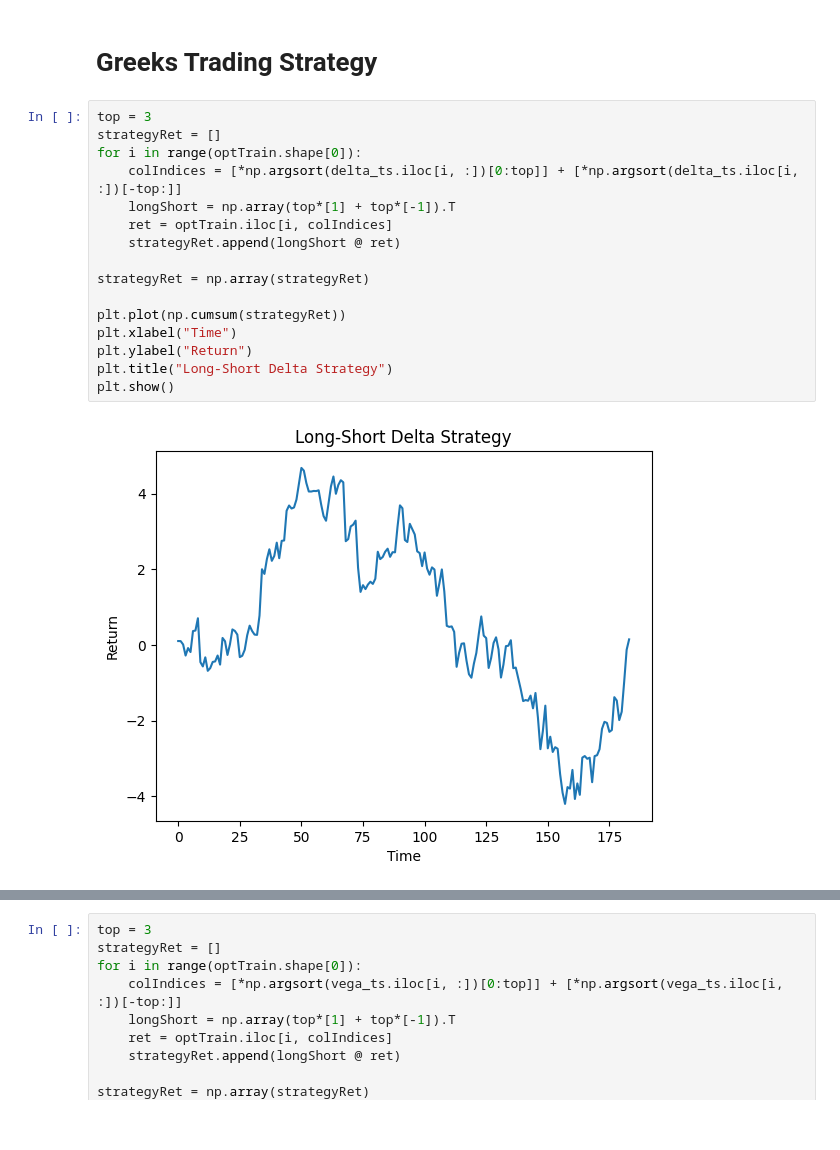
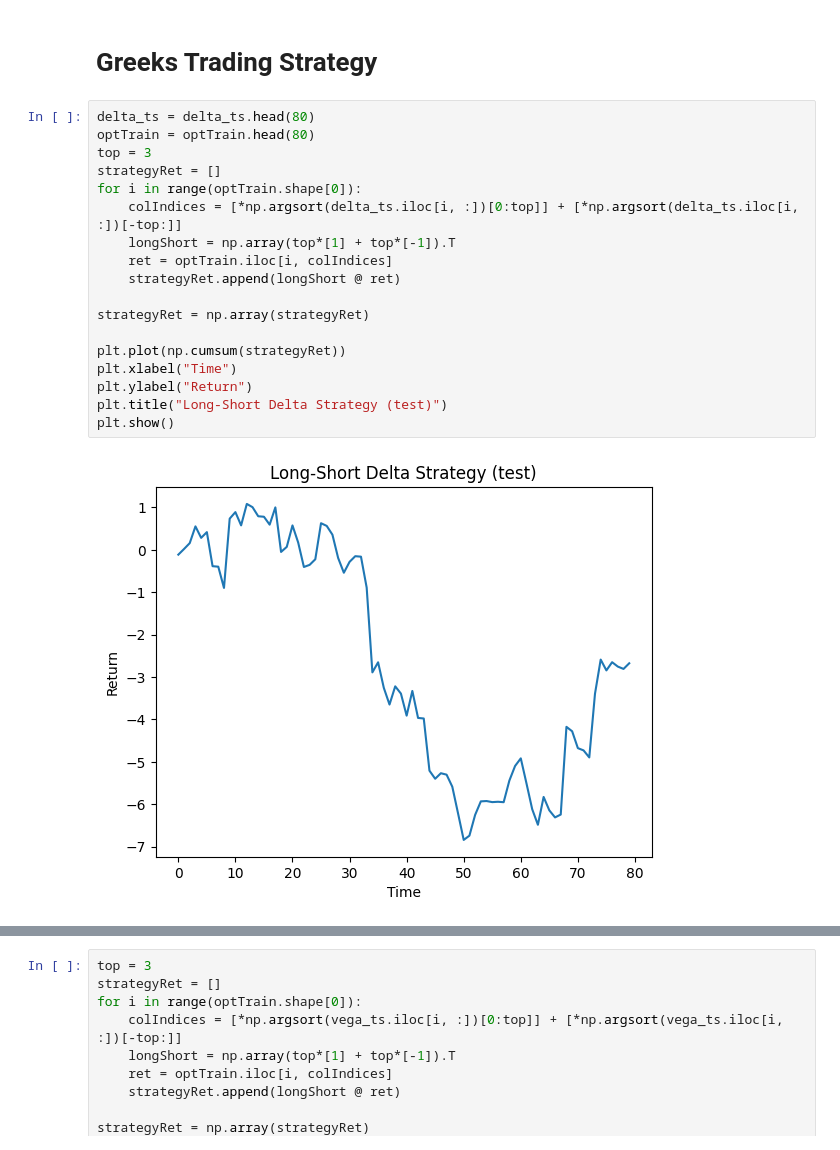
Before and after one commit to bs333/options-algo-trading, a Jupyter notebook: IV_Greeks_Trading_Strategies.ipynb, the cells around one changed output, grey strips where cells are left out. Cells and saved outputs as stored; diff of their text form.

```diff
--- a/IV_Greeks_Trading_Strategies.ipynb
+++ b/IV_Greeks_Trading_Strategies.ipynb
@@ -523,21 +543,23 @@ plt.show()
 # %% [markdown]
 # Greeks Trading Strategy
 # %%
+delta_ts = delta_ts.head(80)
+optTrain = optTrain.head(80)
 top = 3
 strategyRet = []
 for i in range(optTrain.shape[0]):
     colIndices = [*np.argsort(delta_ts.iloc[i, :])[0:top]] + [*np.argsort(delta_ts.iloc[i, :])[-top:]]
     longShort = np.array(top*[1] + top*[-1]).T
     ret = optTrain.iloc[i, colIndices]
     strategyRet.append(longShort @ ret)
 
 strategyRet = np.array(strategyRet)
 
 plt.plot(np.cumsum(strategyRet))
 plt.xlabel("Time")
 plt.ylabel("Return")
-plt.title("Long-Short Delta Strategy")
+plt.title("Long-Short Delta Strategy (test)")
 plt.show()
 # %% [output]
-[figure, old version]
+[figure, new version]
 # %%
```
Also changed, not shown: parts of 14 cells of this notebook.
